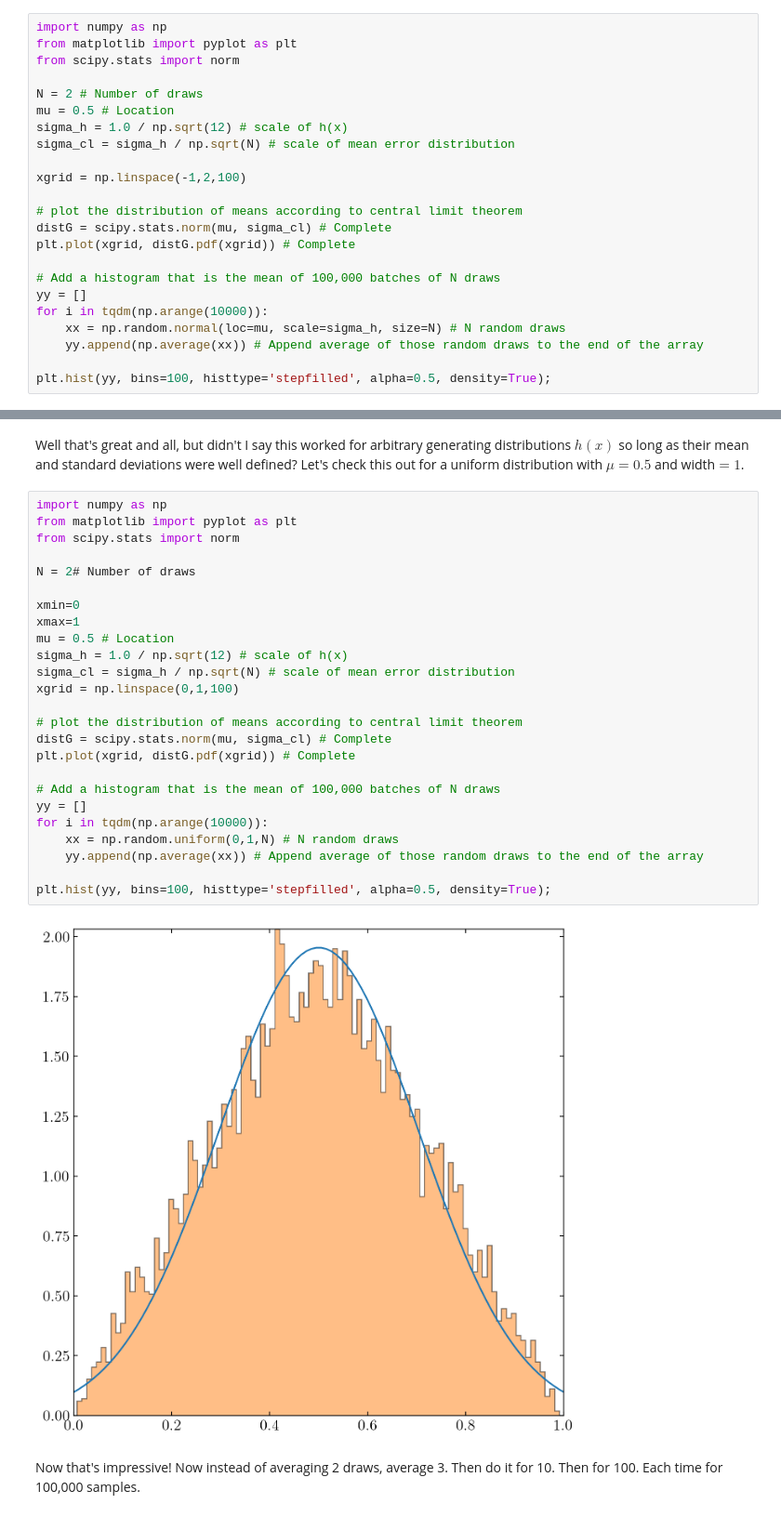
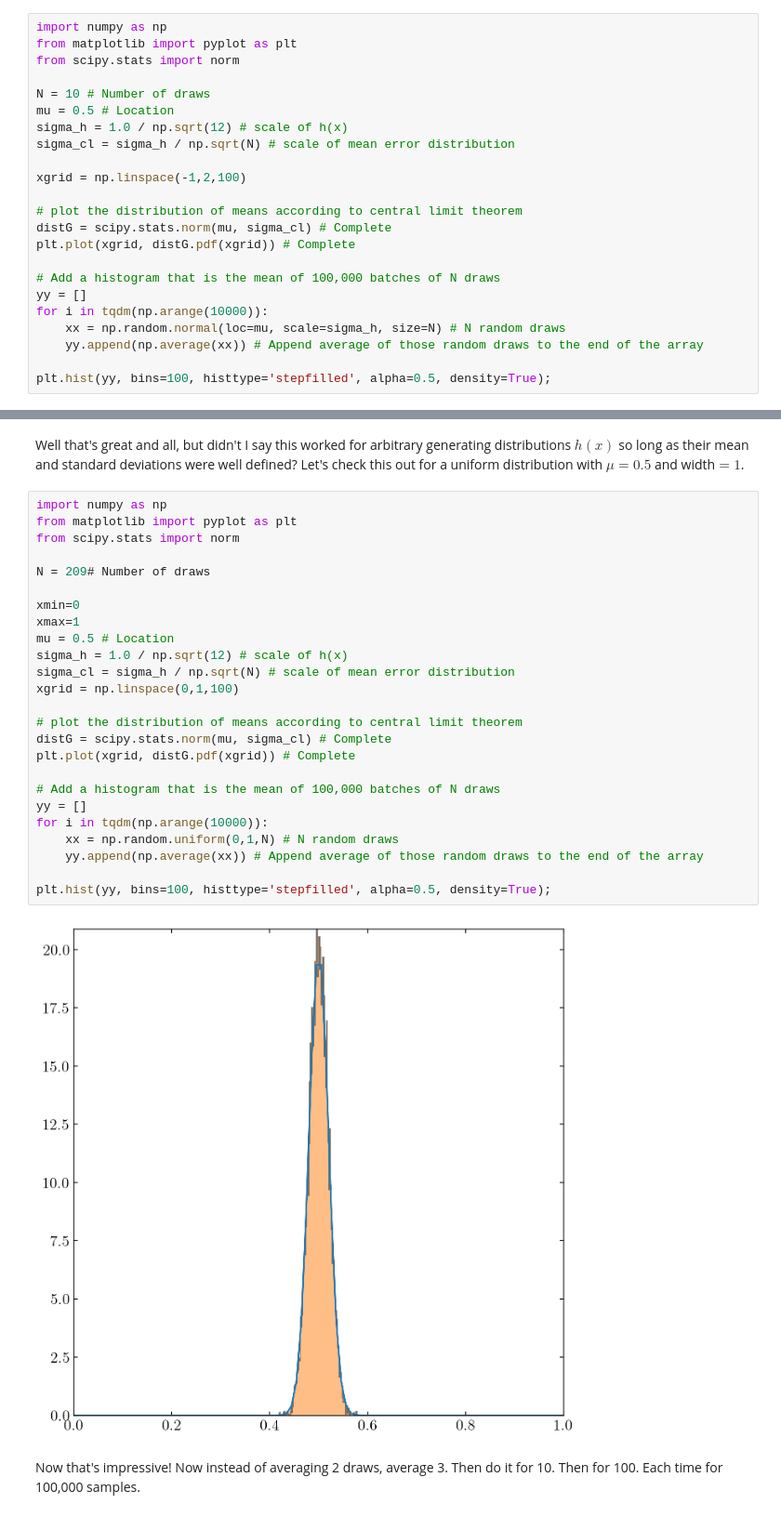
Before and after one commit to dgerosa/machinelearning4physics_bicocca_2025, a Jupyter notebook: lectures/L01_probability.ipynb, the cells around one changed output, grey strips where cells are left out. Shown at 93% size. Drawn from its saved outputs; the diff is of its cells as text.

```diff
--- a/lectures/L01_probability.ipynb
+++ b/lectures/L01_probability.ipynb
@@ -578,7 +578,7 @@ import numpy as np
 from matplotlib import pyplot as plt
 from scipy.stats import norm
 
-N = 2 # Number of draws
+N = 10 # Number of draws
 mu = 0.5 # Location
 sigma_h = 1.0 / np.sqrt(12) # scale of h(x)
 sigma_cl = sigma_h / np.sqrt(N) # scale of mean error distribution
@@ -603,30 +603,30 @@ Well that's great and all, but didn't I say this worked for arbitrary generating
 # %%
 import numpy as np
 from matplotlib import pyplot as plt
 from scipy.stats import norm
 
-N = 2# Number of draws
+N = 209# Number of draws
 
 xmin=0
 xmax=1
 mu = 0.5 # Location
 sigma_h = 1.0 / np.sqrt(12) # scale of h(x)
 sigma_cl = sigma_h / np.sqrt(N) # scale of mean error distribution
 xgrid = np.linspace(0,1,100)
 
 # plot the distribution of means according to central limit theorem
 distG = scipy.stats.norm(mu, sigma_cl) # Complete
 plt.plot(xgrid, distG.pdf(xgrid)) # Complete
 
 # Add a histogram that is the mean of 100,000 batches of N draws
 yy = []
 for i in tqdm(np.arange(10000)):
     xx = np.random.uniform(0,1,N) # N random draws
     yy.append(np.average(xx)) # Append average of those random draws to the end of the array
 
 plt.hist(yy, bins=100, histtype='stepfilled', alpha=0.5, density=True);
 # %% [output]
-[figure, old version]
+[figure, new version]
 # %% [markdown]
 Now that's impressive! Now instead of averaging 2 draws, average 3.  Then do it for 10.  Then for 100.  Each time for 100,000 samples.
 # %% [markdown]
```
Also changed, not shown: parts of 3 cells of this notebook.
